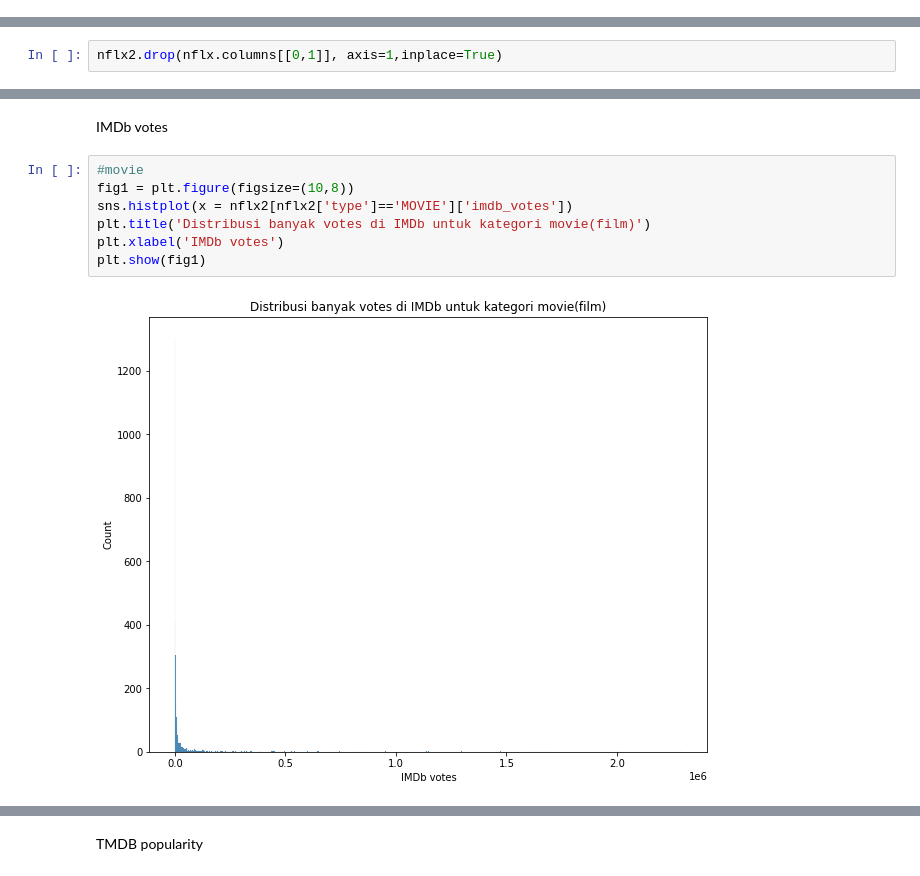
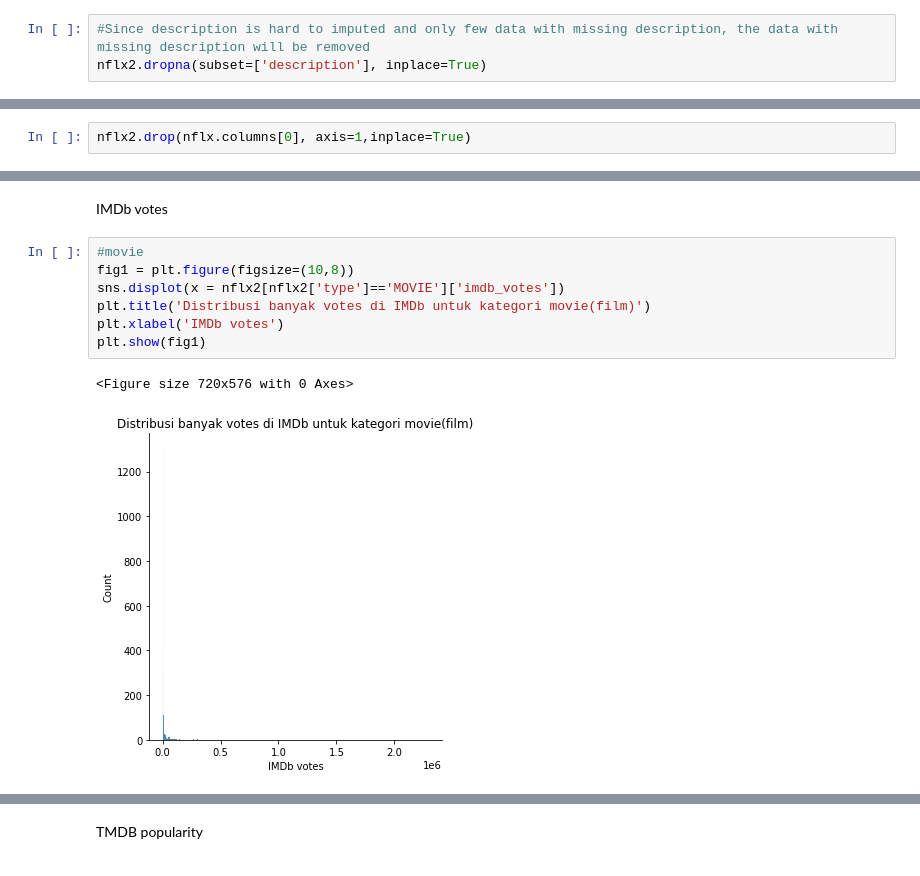
Before and after one commit to julam9/Capstone_project_tetris, a Jupyter notebook: data cleaning & exploration.ipynb, the cells around one changed output, grey strips where cells are left out. Saved outputs shown, nothing was run; the diff lists cells and outputs as text.

```diff
--- a/data cleaning & exploration.ipynb
+++ b/data cleaning & exploration.ipynb
@@ -109,5 +111,8 @@ nflx2[nflx2['description'].isnull()]
 | 4668 | tm902993 | Mama Drama | MOVIE | NaN | 2020 | NaN | 85 | ['drama'] | ... |
 | 4675 | ts304136 | 마법버스 타요 | SHOW | NaN | 2020 | TV-Y7 | 24 | [] | ... |
 | 5483 | tm1237253 | My Little Pony: A New Generation:... | MOVIE | NaN | 2022 | NaN | 90 | [] | ... |
+# %%
+#Since description is hard to imputed and only few data with missing description, the data with missing description will be removed
+nflx2.dropna(subset=['description'], inplace=True)
 # %% [markdown]
 Age certification
@@ -241,2 +276,2 @@ ValueError: cannot insert level_0, already exists
 # %%
-nflx2.drop(nflx.columns[[0,1]], axis=1,inplace=True)
+nflx2.drop(nflx.columns[0], axis=1,inplace=True)
@@ -473,10 +489,11 @@ IMDb votes
 # %%
 #movie
 fig1 = plt.figure(figsize=(10,8))
-sns.histplot(x = nflx2[nflx2['type']=='MOVIE']['imdb_votes'])
+sns.displot(x = nflx2[nflx2['type']=='MOVIE']['imdb_votes'])
 plt.title('Distribusi banyak votes di IMDb untuk kategori movie(film)')
 plt.xlabel('IMDb votes')
 plt.show(fig1)
 # %% [output]
+<Figure size 720x576 with 0 Axes>
-[figure, old version]
+[figure, new version]
 # %%
```
Also changed, not shown: parts of 59 cells of this notebook.
